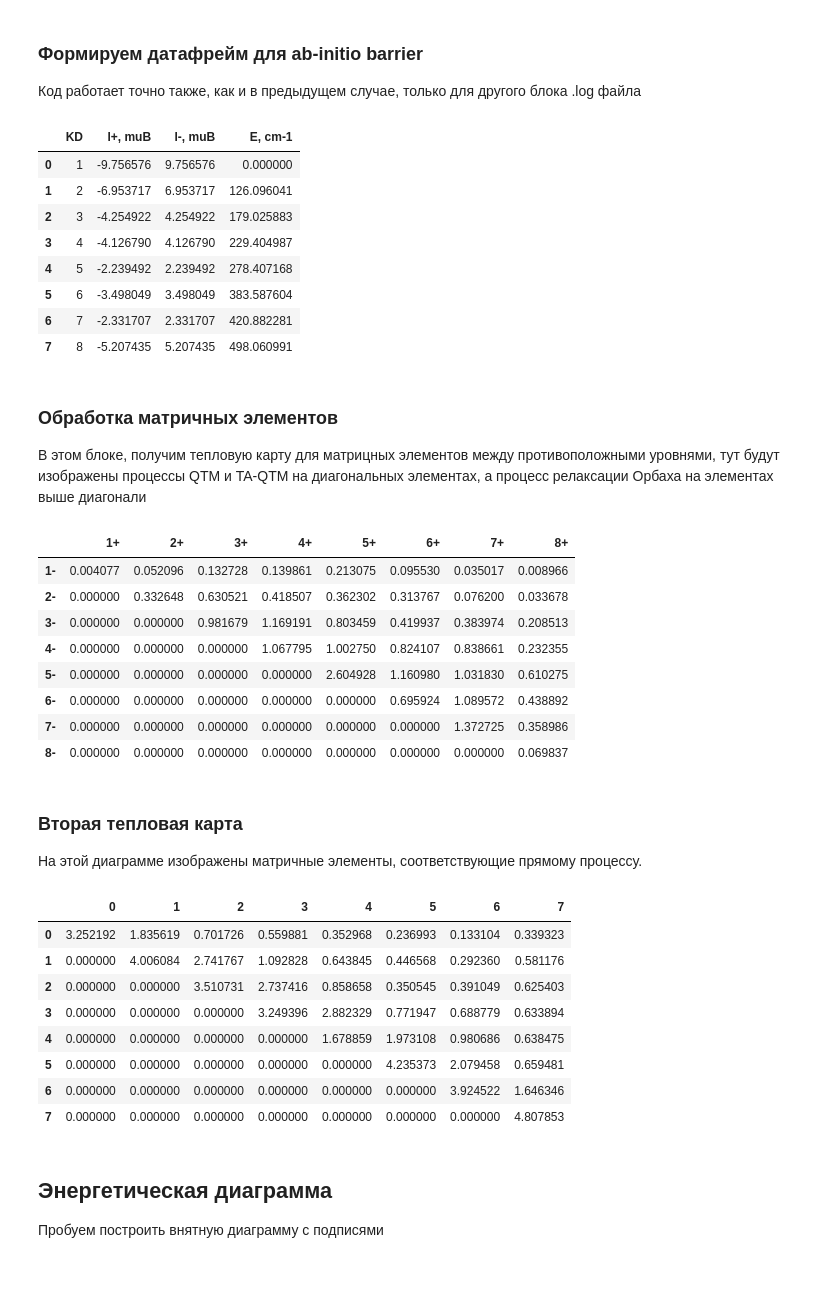
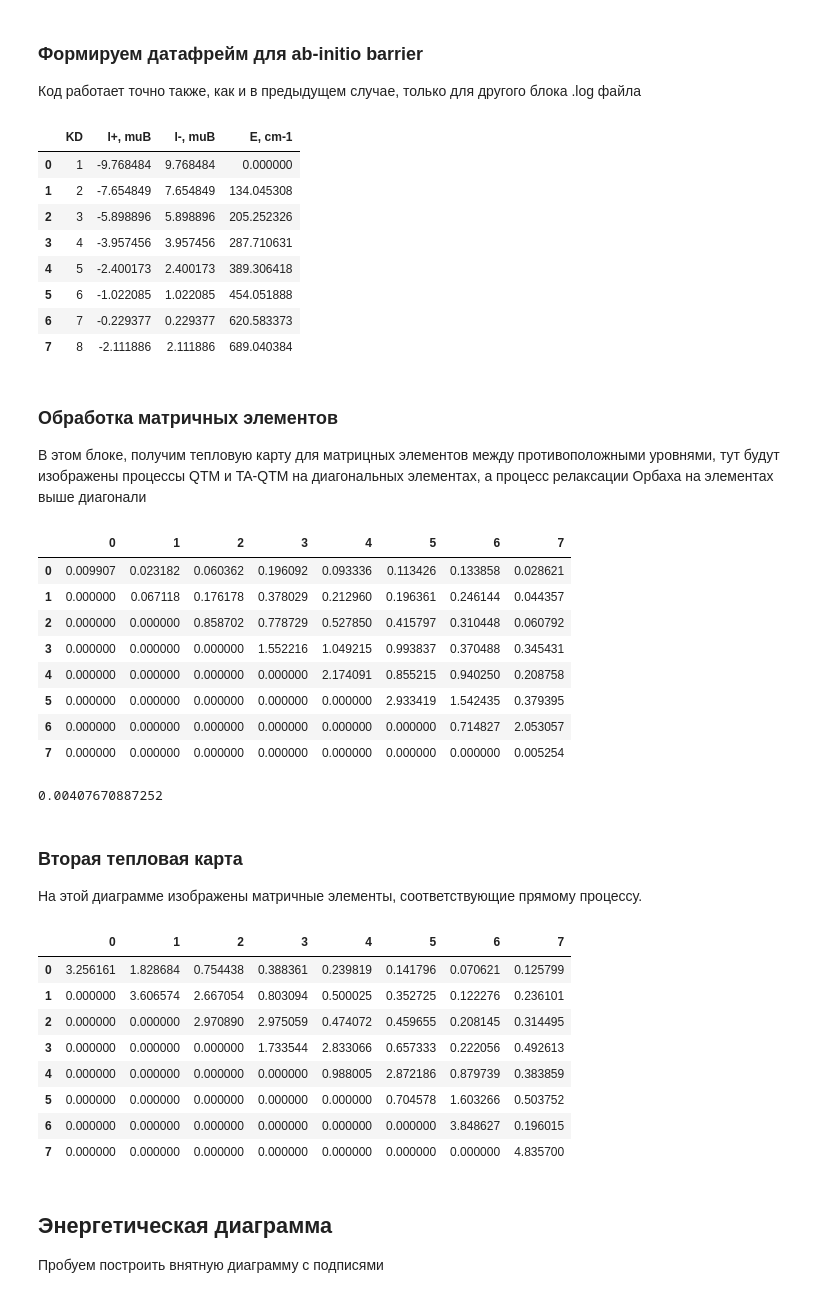
Before and after one commit to krainyukov/FastMOLCAS, a Jupyter notebook: fast_report.ipynb, the cells around one changed output. Saved outputs shown, nothing was run; the diff lists cells and outputs as text; code cells hidden in the pictures.

```diff
--- a/fast_report.ipynb
+++ b/fast_report.ipynb
@@ -4,7 +4,7 @@
 1) Импортируем библиотеку pandas для удобства работы
 2) В той же папке, в которой лежит этот рабочий документ оставляем результат работы MOLCAS
 # %%
-filename = 'UMITOB'
+filename = 'LEZLUA'
 path = f'./logs/{filename}.log'
 # %%
 import pandas as pd
@@ -163,19 +163,30 @@ ab_initio_barrier_df = process_ab_initio_blocking_barrier(lines, doc)
 ab_initio_barrier_df
 # %% [output]
 |  | KD | l+, muB | l-, muB | E, cm-1 |
-| 0 | 1 | -9.756576 | 9.756576 | 0.000000 |
-| 1 | 2 | -6.953717 | 6.953717 | 126.096041 |
-| 2 | 3 | -4.254922 | 4.254922 | 179.025883 |
-| 3 | 4 | -4.126790 | 4.126790 | 229.404987 |
-| 4 | 5 | -2.239492 | 2.239492 | 278.407168 |
-| 5 | 6 | -3.498049 | 3.498049 | 383.587604 |
-| 6 | 7 | -2.331707 | 2.331707 | 420.882281 |
-| 7 | 8 | -5.207435 | 5.207435 | 498.060991 |
+| 0 | 1 | -9.768484 | 9.768484 | 0.000000 |
+| 1 | 2 | -7.654849 | 7.654849 | 134.045308 |
+| 2 | 3 | -5.898896 | 5.898896 | 205.252326 |
+| 3 | 4 | -3.957456 | 3.957456 | 287.710631 |
+| 4 | 5 | -2.400173 | 2.400173 | 389.306418 |
+| 5 | 6 | -1.022085 | 1.022085 | 454.051888 |
+| 6 | 7 | -0.229377 | 0.229377 | 620.583373 |
+| 7 | 8 | -2.111886 | 2.111886 | 689.040384 |
 # %% [markdown]
 ### Обработка матричных элементов
 
 В этом блоке, получим тепловую карту для матрицных элементов между противоположными уровнями, тут будут изображены процессы QTM и TA-QTM на диагональных элементах, а процесс релаксации Орбаха на элементах выше диагонали
 # %%
+import pandas as pd
+
+def create_heat_map_dataframe(heat_map):
+    """Создает DataFrame из heat_map с числовыми индексами и именами столбцов."""
+    return pd.DataFrame(
+        heat_map,
+        index=range(len(heat_map)),
+        columns=range(len(heat_map[0]))
+    )
+
+# Пример использования
 def extract_ab_initio_blocking_barrier(lines):
     """Извлекает блок данных AB INITIO BLOCKING BARRIER из списка строк."""
     output_lines = []
@@ -198,50 +209,45 @@ def initialize_heat_map(size=8):
 def fill_heat_map(output_lines, heat_map):
     """Заполняет элементы матрицы heat_map на основе output_lines."""
     for output_line in output_lines:
         for i in range(len(heat_map)):
             for j in range(len(heat_map[i])):
                 if f"< {i + 1}.1+ | mu_Y | {j + 1}.1- >" in output_line:
                     heat_map[i][j] = float(output_line[75:94].strip())
 
-def create_heat_map_dataframe(heat_map):
-    """Создает DataFrame из heat_map."""
-    return pd.DataFrame(
-        heat_map,
-        index=[f'{i}- ' for i in range(1, 9)],
-        columns=[f'{i}+ ' for i in range(1, 9)]
-    )
-
 def add_heat_map_to_report(heat_map_df, doc):
     """Добавляет заголовок и таблицу heat_map в документ."""
     doc.add_heading('\n\nQTM, ORBACH, MATRIX ELEMENTS', level=1)
     add_table_to_report(heat_map_df, doc)
 
 def process_ab_initio_blocking_barrier(lines, doc):
     """Основная функция для обработки данных AB INITIO BLOCKING BARRIER и создания heat_map."""
     output_lines = extract_ab_initio_blocking_barrier(lines)
     heat_map = initialize_heat_map()
     fill_heat_map(output_lines, heat_map)
     heat_map_df = create_heat_map_dataframe(heat_map)
     add_heat_map_to_report(heat_map_df, doc)
 
     # Отображаем результат
     # print(heat_map_df)  # Вывод в консоль
     display(heat_map_df)  # Отображение в Jupyter Notebook, если используется
     return heat_map_df
 
 # Пример использования
 # Предполагается, что lines и doc уже определены
 heat_map_df = process_ab_initio_blocking_barrier(lines, doc)
+
+print(value)
 # %% [output]
-|  | 1+ | 2+ | 3+ | 4+ | 5+ | 6+ | 7+ | 8+ |
-| 1- | 0.004077 | 0.052096 | 0.132728 | 0.139861 | 0.213075 | 0.095530 | 0.035017 | 0.008966 |
-| 2- | 0.000000 | 0.332648 | 0.630521 | 0.418507 | 0.362302 | 0.313767 | 0.076200 | 0.033678 |
-| 3- | 0.000000 | 0.000000 | 0.981679 | 1.169191 | 0.803459 | 0.419937 | 0.383974 | 0.208513 |
-| 4- | 0.000000 | 0.000000 | 0.000000 | 1.067795 | 1.002750 | 0.824107 | 0.838661 | 0.232355 |
-| 5- | 0.000000 | 0.000000 | 0.000000 | 0.000000 | 2.604928 | 1.160980 | 1.031830 | 0.610275 |
-| 6- | 0.000000 | 0.000000 | 0.000000 | 0.000000 | 0.000000 | 0.695924 | 1.089572 | 0.438892 |
-| 7- | 0.000000 | 0.000000 | 0.000000 | 0.000000 | 0.000000 | 0.000000 | 1.372725 | 0.358986 |
-| 8- | 0.000000 | 0.000000 | 0.000000 | 0.000000 | 0.000000 | 0.000000 | 0.000000 | 0.069837 |
+|  | 0 | 1 | 2 | 3 | 4 | 5 | 6 | 7 |
+| 0 | 0.009907 | 0.023182 | 0.060362 | 0.196092 | 0.093336 | 0.113426 | 0.133858 | 0.028621 |
+| 1 | 0.000000 | 0.067118 | 0.176178 | 0.378029 | 0.212960 | 0.196361 | 0.246144 | 0.044357 |
+| 2 | 0.000000 | 0.000000 | 0.858702 | 0.778729 | 0.527850 | 0.415797 | 0.310448 | 0.060792 |
+| 3 | 0.000000 | 0.000000 | 0.000000 | 1.552216 | 1.049215 | 0.993837 | 0.370488 | 0.345431 |
+| 4 | 0.000000 | 0.000000 | 0.000000 | 0.000000 | 2.174091 | 0.855215 | 0.940250 | 0.208758 |
+| 5 | 0.000000 | 0.000000 | 0.000000 | 0.000000 | 0.000000 | 2.933419 | 1.542435 | 0.379395 |
+| 6 | 0.000000 | 0.000000 | 0.000000 | 0.000000 | 0.000000 | 0.000000 | 0.714827 | 2.053057 |
+| 7 | 0.000000 | 0.000000 | 0.000000 | 0.000000 | 0.000000 | 0.000000 | 0.000000 | 0.005254 |
+0.00407670887252
 # %% [markdown]
 ### Вторая тепловая карта
 
@@ -302,14 +308,14 @@ def process_ab_initio_blocking_barrier(lines, doc):
 heat_map_dir = process_ab_initio_blocking_barrier(lines, doc)
 # %% [output]
 |  | 0 | 1 | 2 | 3 | 4 | 5 | 6 | 7 |
-| 0 | 3.252192 | 1.835619 | 0.701726 | 0.559881 | 0.352968 | 0.236993 | 0.133104 | 0.339323 |
-| 1 | 0.000000 | 4.006084 | 2.741767 | 1.092828 | 0.643845 | 0.446568 | 0.292360 | 0.581176 |
-| 2 | 0.000000 | 0.000000 | 3.510731 | 2.737416 | 0.858658 | 0.350545 | 0.391049 | 0.625403 |
-| 3 | 0.000000 | 0.000000 | 0.000000 | 3.249396 | 2.882329 | 0.771947 | 0.688779 | 0.633894 |
-| 4 | 0.000000 | 0.000000 | 0.000000 | 0.000000 | 1.678859 | 1.973108 | 0.980686 | 0.638475 |
-| 5 | 0.000000 | 0.000000 | 0.000000 | 0.000000 | 0.000000 | 4.235373 | 2.079458 | 0.659481 |
-| 6 | 0.000000 | 0.000000 | 0.000000 | 0.000000 | 0.000000 | 0.000000 | 3.924522 | 1.646346 |
-| 7 | 0.000000 | 0.000000 | 0.000000 | 0.000000 | 0.000000 | 0.000000 | 0.000000 | 4.807853 |
+| 0 | 3.256161 | 1.828684 | 0.754438 | 0.388361 | 0.239819 | 0.141796 | 0.070621 | 0.125799 |
+| 1 | 0.000000 | 3.606574 | 2.667054 | 0.803094 | 0.500025 | 0.352725 | 0.122276 | 0.236101 |
+| 2 | 0.000000 | 0.000000 | 2.970890 | 2.975059 | 0.474072 | 0.459655 | 0.208145 | 0.314495 |
+| 3 | 0.000000 | 0.000000 | 0.000000 | 1.733544 | 2.833066 | 0.657333 | 0.222056 | 0.492613 |
+| 4 | 0.000000 | 0.000000 | 0.000000 | 0.000000 | 0.988005 | 2.872186 | 0.879739 | 0.383859 |
+| 5 | 0.000000 | 0.000000 | 0.000000 | 0.000000 | 0.000000 | 0.704578 | 1.603266 | 0.503752 |
+| 6 | 0.000000 | 0.000000 | 0.000000 | 0.000000 | 0.000000 | 0.000000 | 3.848627 | 0.196015 |
+| 7 | 0.000000 | 0.000000 | 0.000000 | 0.000000 | 0.000000 | 0.000000 | 0.000000 | 4.835700 |
 # %% [markdown]
 ## Энергетическая диаграмма
 
```
Also changed, not shown: parts of 5 cells of this notebook.
